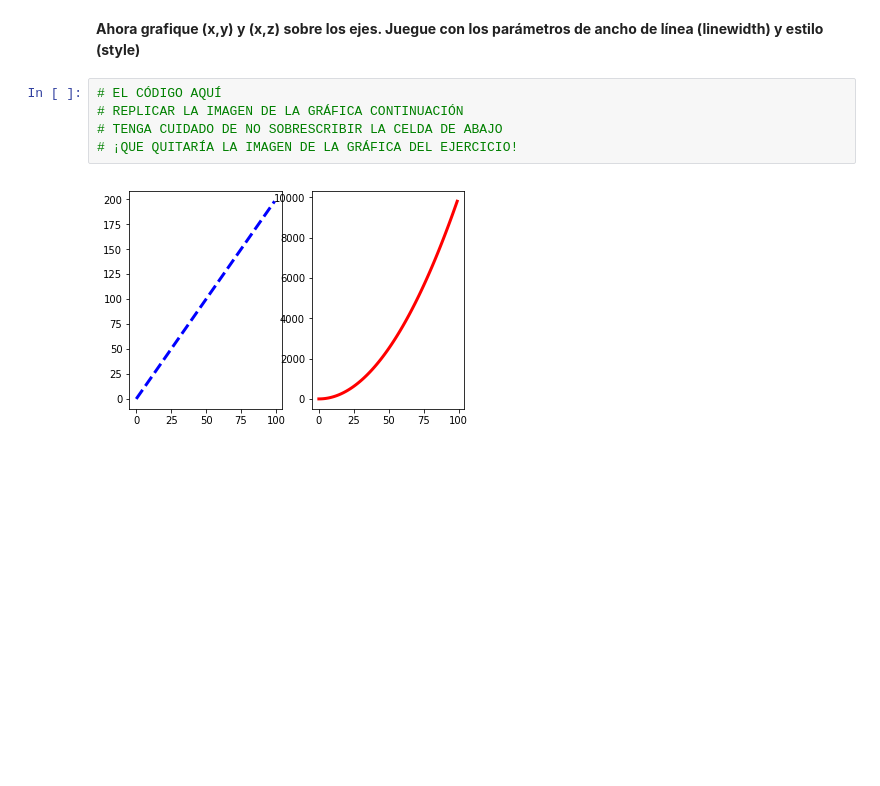
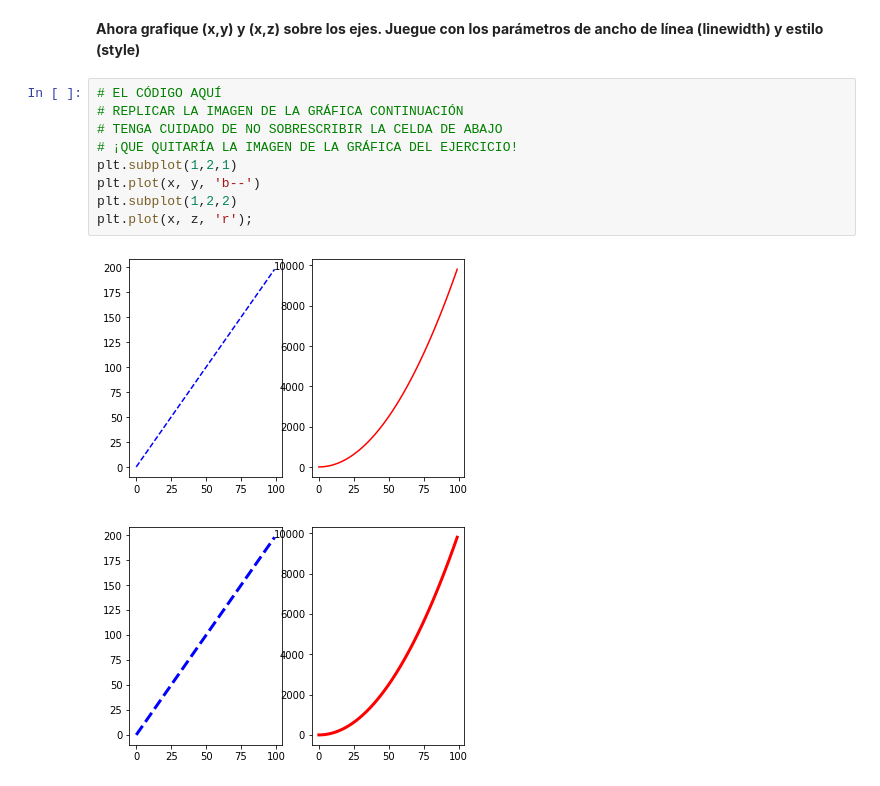
Before and after one commit to diosimar/Data_Science_AI, a Jupyter notebook: Ejercicios_notebooks/Ejercicios-Matplotlib.ipynb, the cells around one changed output. Drawn from its saved outputs; the diff is of its cells as text; blank space fills up the shorter version.

```diff
--- a/Ejercicios_notebooks/Ejercicios-Matplotlib.ipynb
+++ b/Ejercicios_notebooks/Ejercicios-Matplotlib.ipynb
@@ -150,8 +150,14 @@ fig
 # %%
 # EL CÓDIGO AQUÍ
 # REPLICAR LA IMAGEN DE LA GRÁFICA CONTINUACIÓN
 # TENGA CUIDADO DE NO SOBRESCRIBIR LA CELDA DE ABAJO
 # ¡QUE QUITARÍA LA IMAGEN DE LA GRÁFICA DEL EJERCICIO!
+plt.subplot(1,2,1)
+plt.plot(x, y, 'b--')
+plt.subplot(1,2,2)
+plt.plot(x, z, 'r');
+# %% [output]
+[figure, added]
 # %%
 # %% [output]
 [figure]
```
Also changed, not shown: 1 other file.
